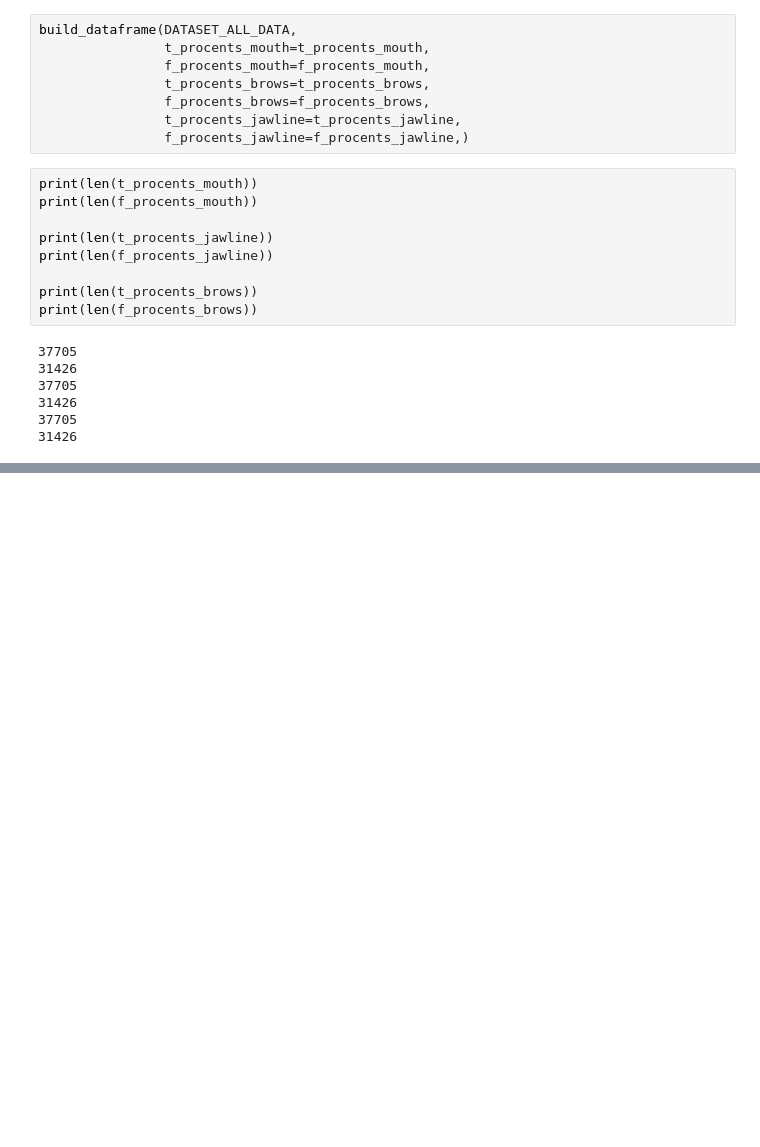
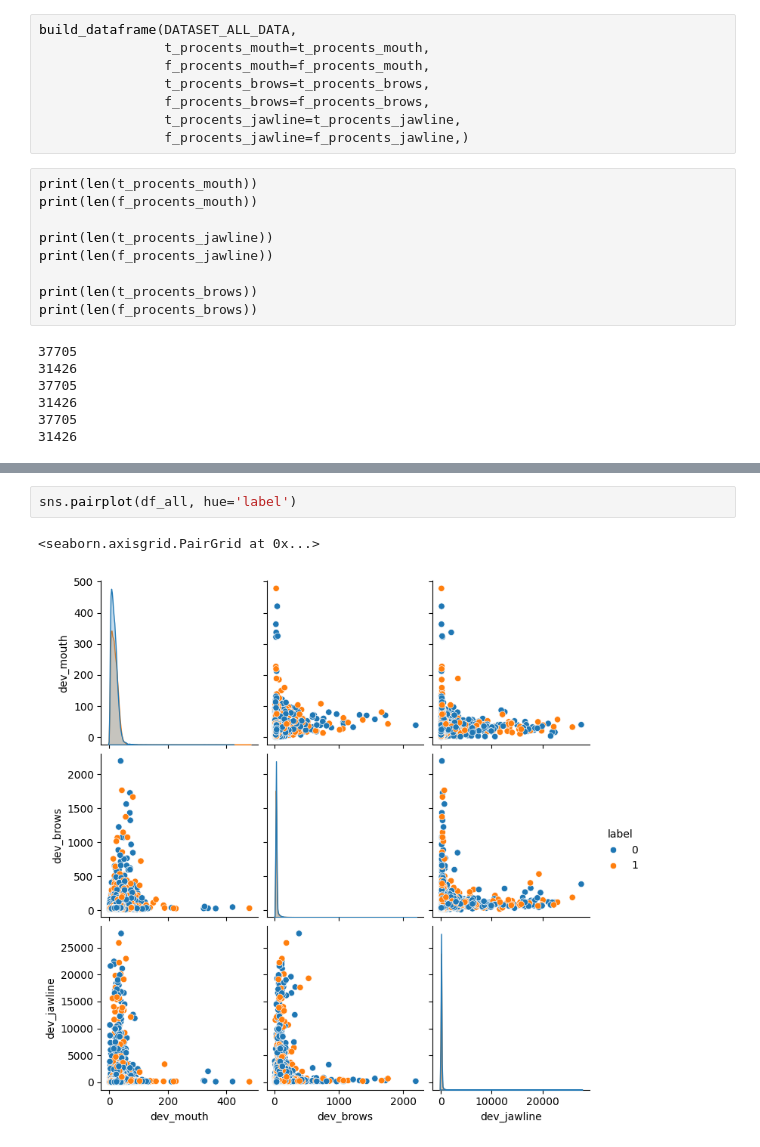
Before and after one commit to CEPIbN/Machine-Learning, a Jupyter notebook: mediapipe-notebooks/calculate_avg_dev.ipynb, the cells around one changed output, grey strips where cells are left out. Saved outputs shown, nothing was run; the diff lists cells and outputs as text; blank space fills up the shorter version.

```diff
--- a/mediapipe-notebooks/calculate_avg_dev.ipynb
+++ b/mediapipe-notebooks/calculate_avg_dev.ipynb
@@ -239,0 +427,5 @@ print(f"Среднее отклонение бровей для feeling: {sum(f_
+# %%
+sns.pairplot(df_all, hue='label')
+# %% [output]
+<seaborn.axisgrid.PairGrid at 0x...>
+[figure, added]
```
Also changed, not shown: parts of 23 cells of this notebook, 1 other file.
